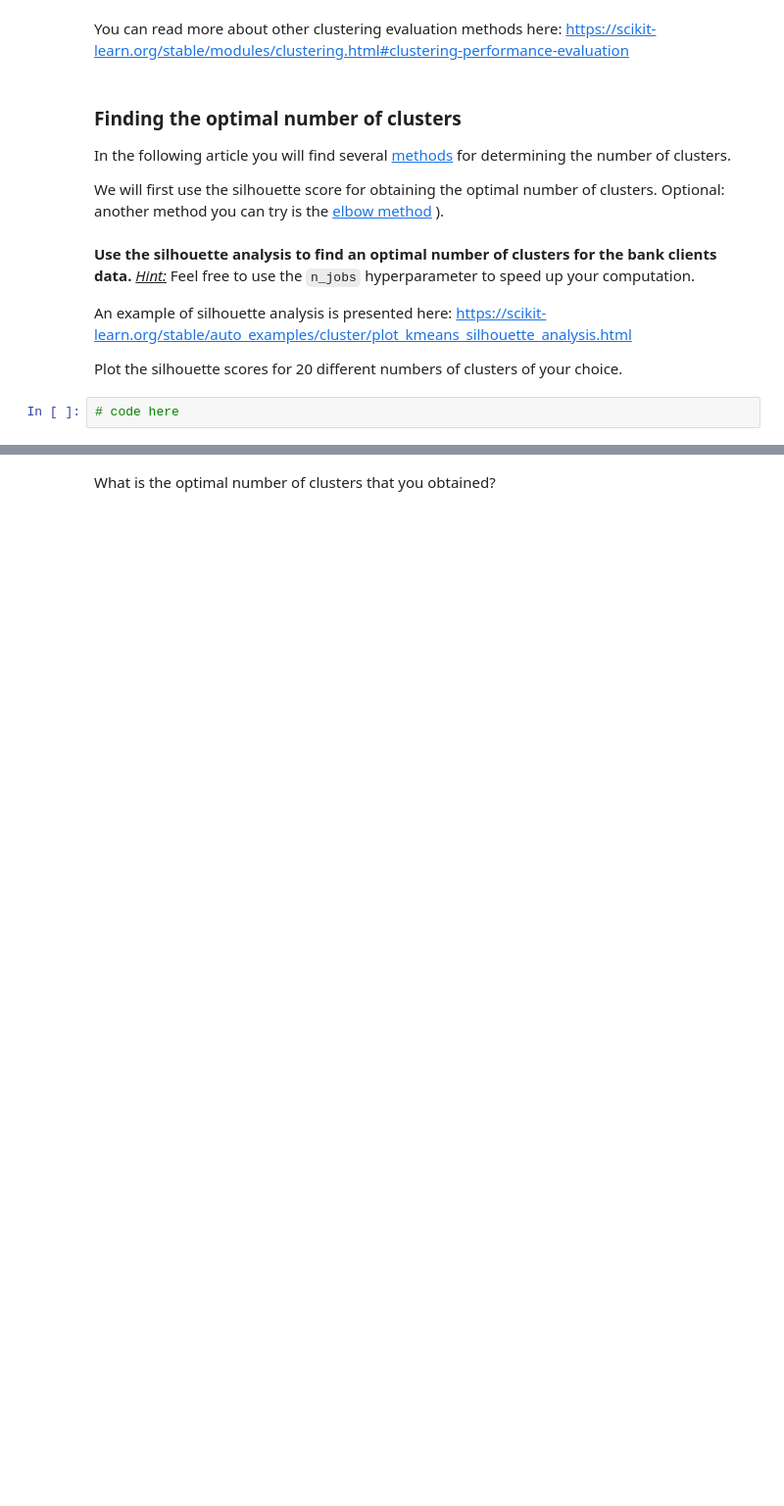
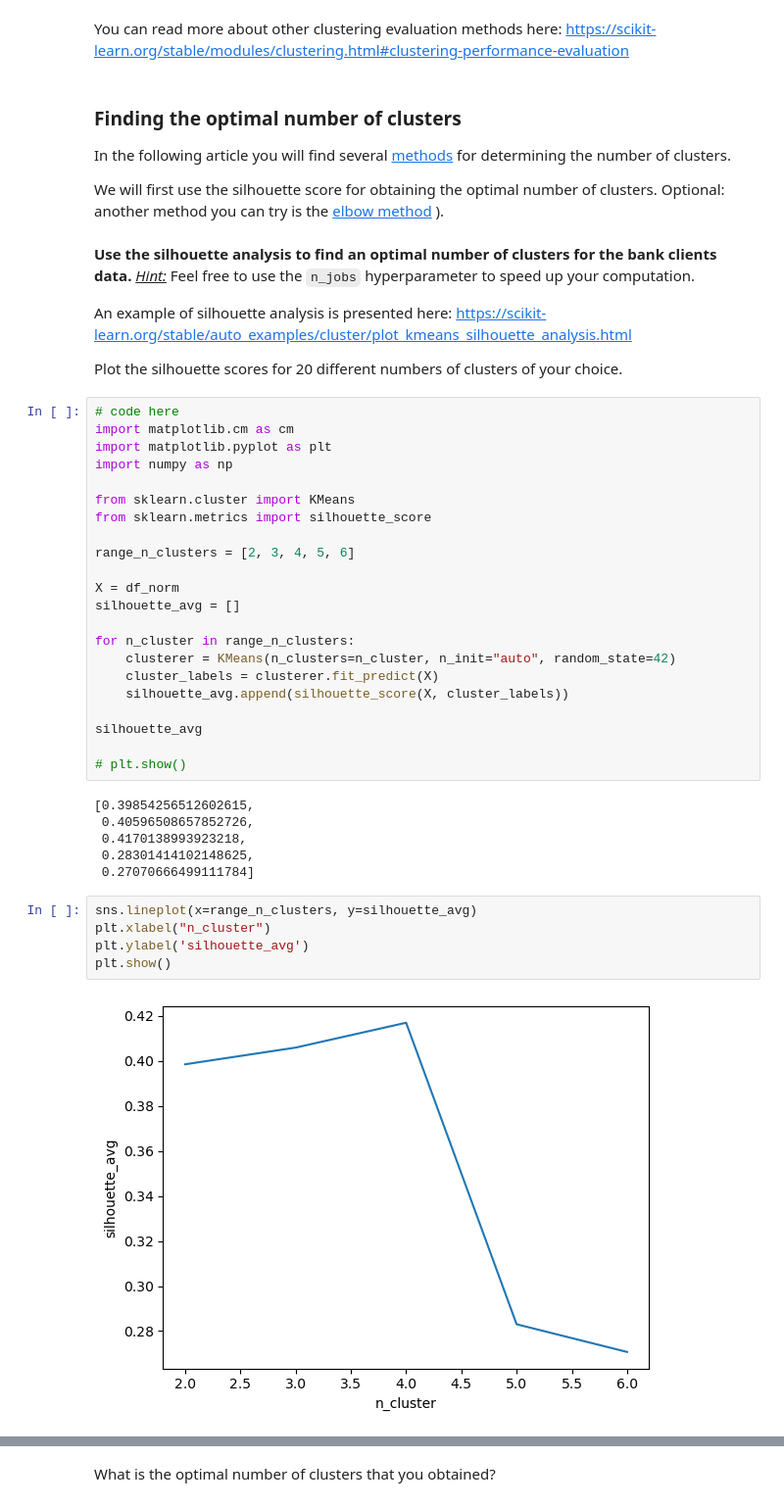
Before and after one commit to LexouLam/ML2, a Jupyter notebook: notebooks/A3_Clustering_v2.ipynb, the cells around one changed output, grey strips where cells are left out. Shown: that part at 98% size. Drawn from its saved outputs; the diff is of its cells as text; blank space fills up the shorter version.

```diff
--- a/notebooks/A3_Clustering_v2.ipynb
+++ b/notebooks/A3_Clustering_v2.ipynb
@@ -213,5 +469,38 @@ We will first use the silhouette score for obtaining the optimal number of clust
 An example of silhouette analysis is presented here: https://scikit-learn.org/stable/auto_examples/cluster/plot_kmeans_silhouette_analysis.html
 
 Plot the silhouette scores for 20 different numbers of clusters of your choice.
-# %%
-# code here
+# %%
+# code here
+import matplotlib.cm as cm
+import matplotlib.pyplot as plt
+import numpy as np
+
+from sklearn.cluster import KMeans
+from sklearn.metrics import silhouette_score
+
+range_n_clusters = [2, 3, 4, 5, 6]
+
+X = df_norm
+silhouette_avg = []
+
+for n_cluster in range_n_clusters:
+    clusterer = KMeans(n_clusters=n_cluster, n_init="auto", random_state=42)
+    cluster_labels = clusterer.fit_predict(X)
+    silhouette_avg.append(silhouette_score(X, cluster_labels))
+
+silhouette_avg
+
+# plt.show()
+# %% [output]
+[0.39854256512602615,
+ 0.40596508657852726,
+ 0.4170138993923218,
+ 0.28301414102148625,
+ 0.27070666499111784]
+# %%
+sns.lineplot(x=range_n_clusters, y=silhouette_avg)
+plt.xlabel("n_cluster")
+plt.ylabel('silhouette_avg')
+plt.show()
+# %% [output]
+[figure, added]
```
Also changed, not shown: parts of 42 cells of this notebook.
